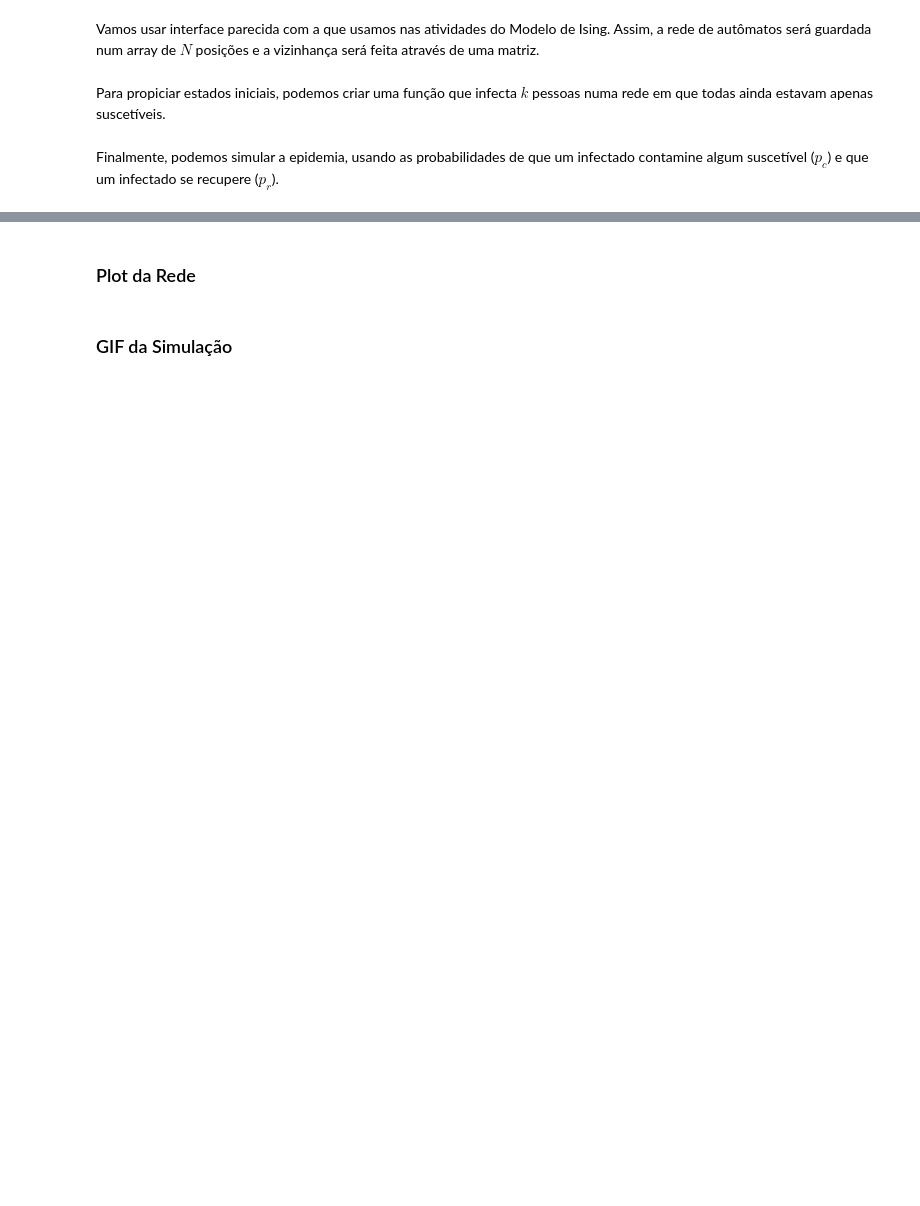
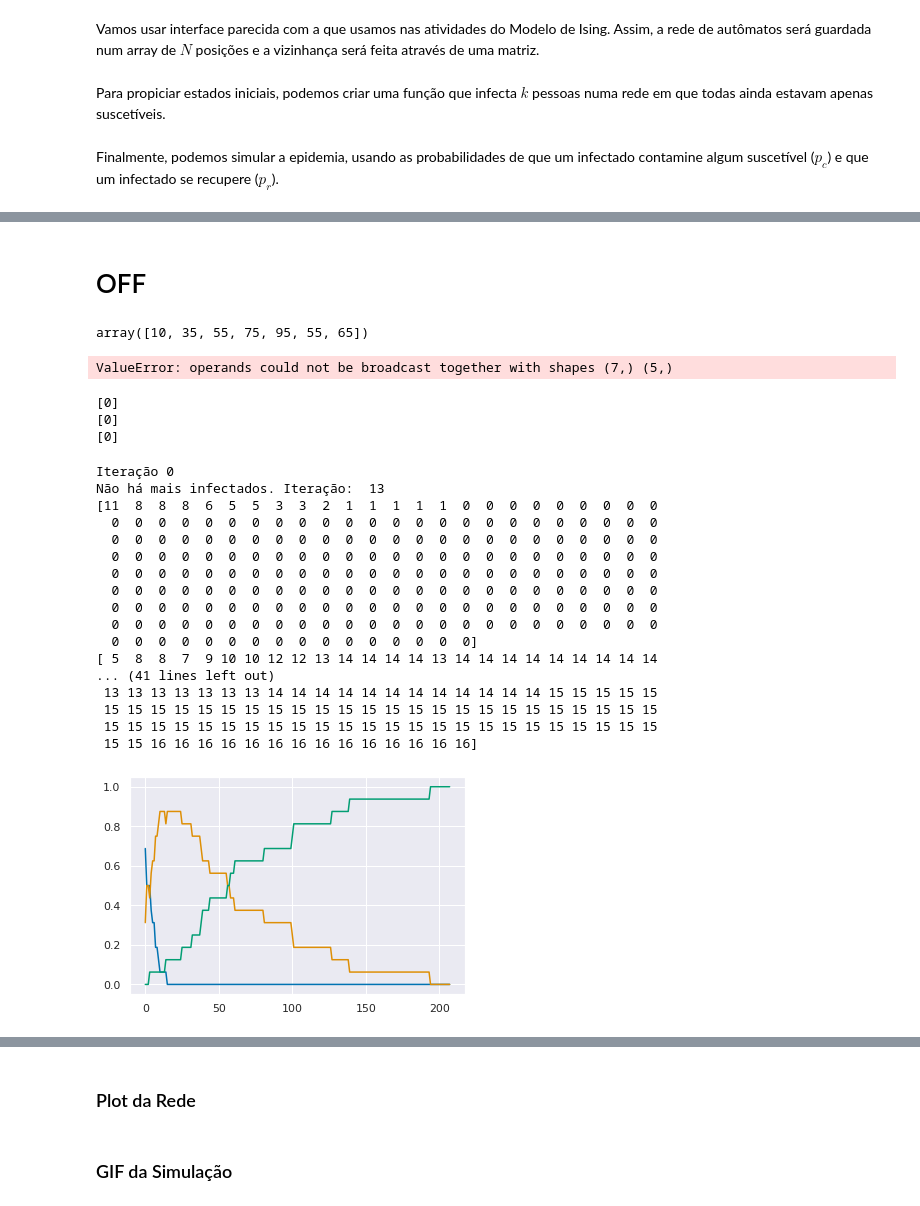
Before and after one commit to arthursl12/FisicaEstatistica, a Jupyter notebook: SIR.ipynb, the cells around one changed output, grey strips where cells are left out. Saved outputs shown, nothing was run; the diff lists cells and outputs as text; code cells hidden in the pictures; blank space fills up the shorter version.

```diff
--- a/SIR.ipynb
+++ b/SIR.ipynb
@@ -173,0 +311,62 @@ def simulate_epidemy(N, L, s, pc, pr, n_iter, prints=False, print_states=False):
+# %% [markdown]
+# OFF
+# %%
+sum_different(
+              np.array([0 ,15,25,35,45,55,65]),
+             np.array([10,20,30,40,50]))
+# %% [output]
+array([10, 35, 55, 75, 95, 55, 65])
+# %%
+np.array([0 ,15,25,35,45,55,65]) +  np.array([10,20,30,40,50])
+# %% [output]
+ValueError: operands could not be broadcast together with shapes (7,) (5,)
+# %%
+sust = np.zeros(1, dtype=np.int64)
+inft = np.zeros(1, dtype=np.int64)
+rect = np.zeros(1, dtype=np.int64)
+print(sust)
+print(inft)
+print(rect)
+# %% [output]
+[0]
+[0]
+[0]
+# %%
+s0 = s.copy()
+sus, inf, rec, _ = simulate_epidemy(N, L, s0, 0.6, 0.2, n_iter=10**4)
+sus = np.array(sus, dtype=np.int64)
+inf = np.array(inf, dtype=np.int64)
+rec = np.array(rec, dtype=np.int64)
+
+plt.plot(sus/N)
+plt.plot(inf/N)
+plt.plot(rec/N)
+print(sus)
+print(inf)
+print(rec)
+sust = sum_different(sust, sus)
+inft = sum_different(inft, inf)
+rect = sum_different(rect, rec)
+print("")
+print(sust)
+print(inft)
+print(rect)
+# %% [output]
+Iteração 0
+Não há mais infectados. Iteração:  13
+[11  8  8  8  6  5  5  3  3  2  1  1  1  1  1  0  0  0  0  0  0  0  0  0
+  0  0  0  0  0  0  0  0  0  0  0  0  0  0  0  0  0  0  0  0  0  0  0  0
+  0  0  0  0  0  0  0  0  0  0  0  0  0  0  0  0  0  0  0  0  0  0  0  0
+  0  0  0  0  0  0  0  0  0  0  0  0  0  0  0  0  0  0  0  0  0  0  0  0
+  0  0  0  0  0  0  0  0  0  0  0  0  0  0  0  0  0  0  0  0  0  0  0  0
+  0  0  0  0  0  0  0  0  0  0  0  0  0  0  0  0  0  0  0  0  0  0  0  0
+  0  0  0  0  0  0  0  0  0  0  0  0  0  0  0  0  0  0  0  0  0  0  0  0
+  0  0  0  0  0  0  0  0  0  0  0  0  0  0  0  0  0  0  0  0  0  0  0  0
+  0  0  0  0  0  0  0  0  0  0  0  0  0  0  0  0]
+[ 5  8  8  7  9 10 10 12 12 13 14 14 14 14 13 14 14 14 14 14 14 14 14 14
+... (41 lines left out)
+ 13 13 13 13 13 13 13 14 14 14 14 14 14 14 14 14 14 14 14 15 15 15 15 15
+ 15 15 15 15 15 15 15 15 15 15 15 15 15 15 15 15 15 15 15 15 15 15 15 15
+ 15 15 15 15 15 15 15 15 15 15 15 15 15 15 15 15 15 15 15 15 15 15 15 15
+ 15 15 16 16 16 16 16 16 16 16 16 16 16 16 16 16]
+[figure, added]
```
Also changed, not shown: parts of 44 cells of this notebook.
